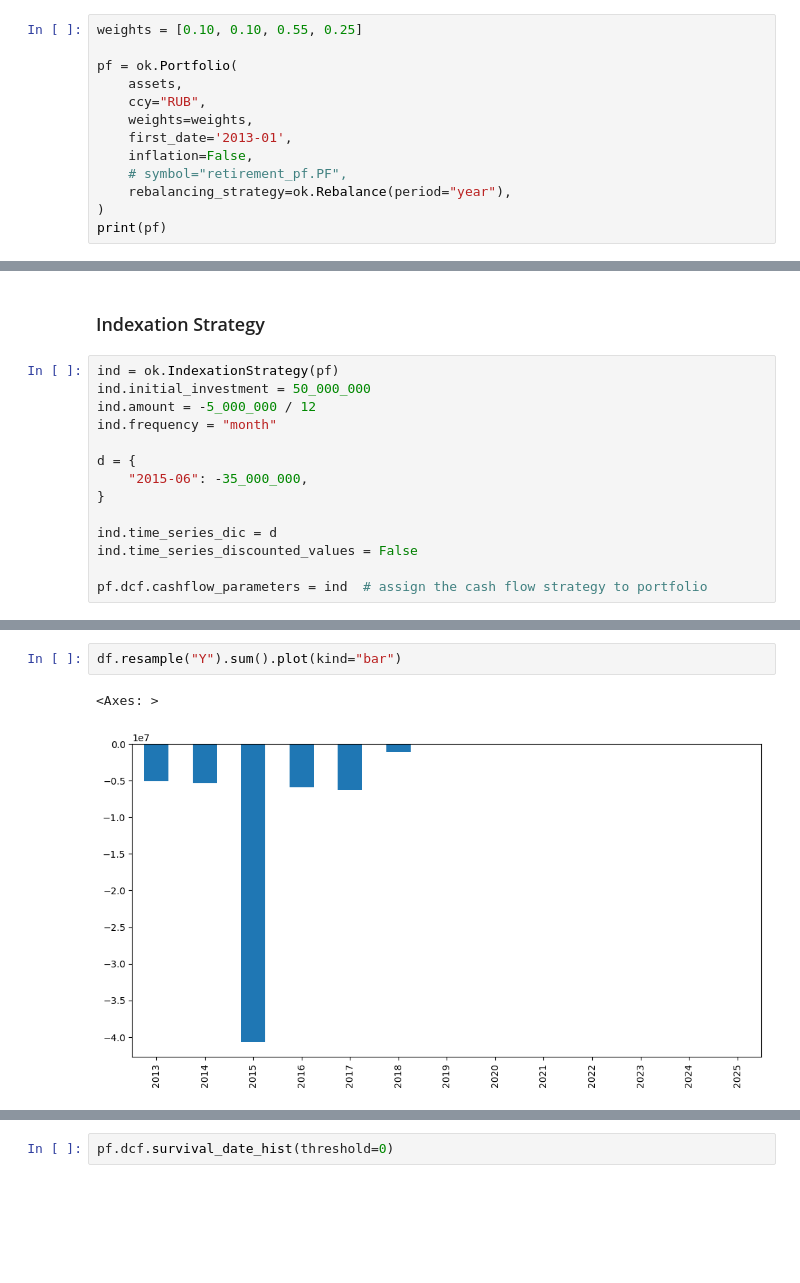
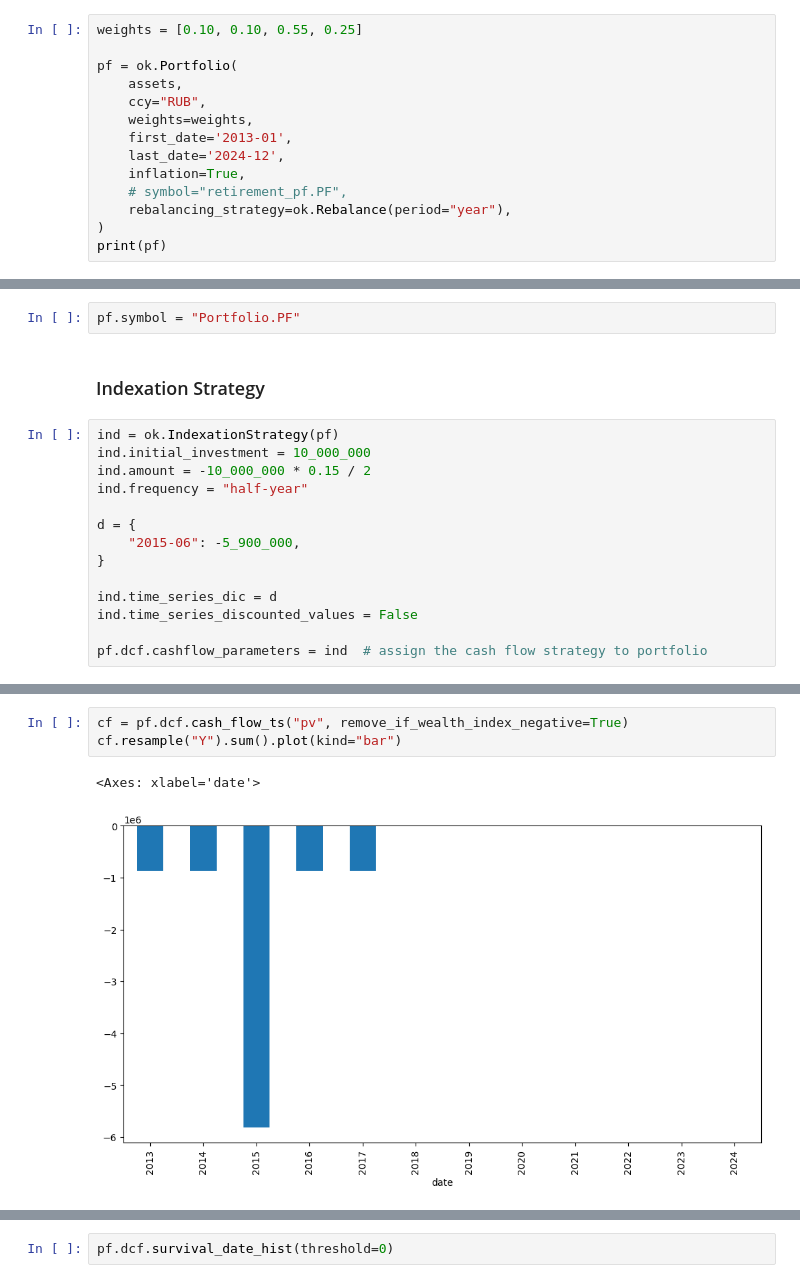
Before and after one commit to mbk-dev/okama, a Jupyter notebook: main_notebook.ipynb, the cells around one changed output, grey strips where cells are left out. Saved outputs shown, nothing was run; the diff lists cells and outputs as text; blank space fills up the shorter version.

```diff
--- a/main_notebook.ipynb
+++ b/main_notebook.ipynb
@@ -35,7 +35,8 @@ pf = ok.Portfolio(
     ccy="RUB",
     weights=weights,
     first_date='2013-01',
-    inflation=False,
+    last_date='2024-12',
+    inflation=True,
     # symbol="retirement_pf.PF",
     rebalancing_strategy=ok.Rebalance(period="year"),
 )
@@ -55,14 +56,16 @@ period_length                                               12 years, 7 months
 dtype: object
+# %%
+pf.symbol = "Portfolio.PF"
 # %% [markdown]
 ### Indexation Strategy
 # %%
 ind = ok.IndexationStrategy(pf)
-ind.initial_investment = 50_000_000
-ind.amount = -5_000_000 / 12
-ind.frequency = "month"
+ind.initial_investment = 10_000_000
+ind.amount = -10_000_000 * 0.15 / 2
+ind.frequency = "half-year"
 
 d = {
-    "2015-06": -35_000_000,
+    "2015-06": -5_900_000,
 }
 
 ind.time_series_dic = d
@@ -133,5 +209,6 @@ Freq: M, Name: cash_flow_fv, Length: 151, dtype: float64
 # %%
-df.resample("Y").sum().plot(kind="bar")
+cf = pf.dcf.cash_flow_ts("pv", remove_if_wealth_index_negative=True)
+cf.resample("Y").sum().plot(kind="bar")
 # %% [output]
-<Axes: >
+<Axes: xlabel='date'>
-[figure, old version]
+[figure, new version]
```
Also changed, not shown: parts of 36 cells of this notebook, 8 other files.
